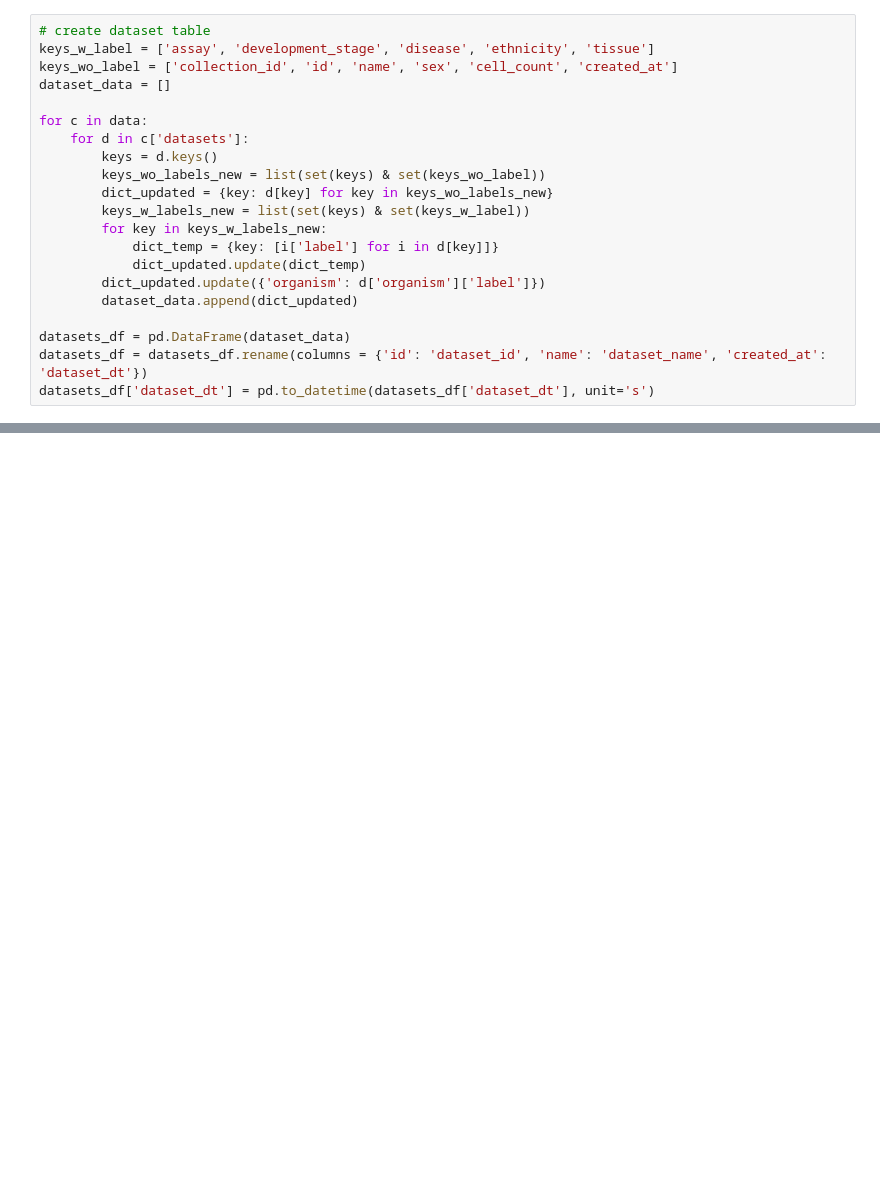
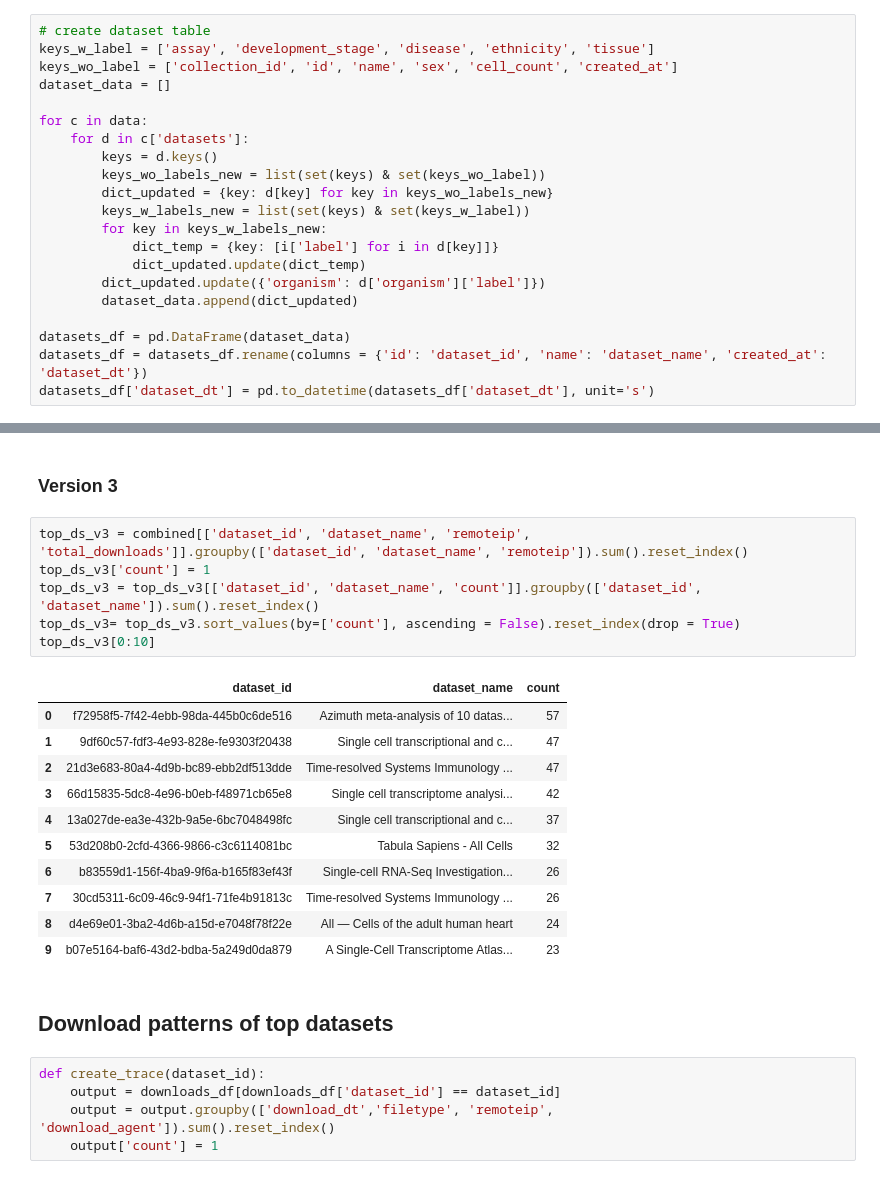
Before and after one commit to rcannood/single-cell-curation, a Jupyter notebook: metrics/single_cell_download_metrics.ipynb, the cells around one changed output, grey strips where cells are left out. Drawn from its saved outputs; the diff is of its cells as text; blank space fills up the shorter version.

```diff
--- a/metrics/single_cell_download_metrics.ipynb
+++ b/metrics/single_cell_download_metrics.ipynb
@@ -51,0 +166,27 @@ datasets_df['dataset_dt'] = pd.to_datetime(datasets_df['dataset_dt'], unit='s')
+# %% [markdown]
+### Version 3
+# %%
+top_ds_v3 = combined[['dataset_id', 'dataset_name', 'remoteip', 'total_downloads']].groupby(['dataset_id', 'dataset_name', 'remoteip']).sum().reset_index()
+top_ds_v3['count'] = 1
+top_ds_v3 = top_ds_v3[['dataset_id', 'dataset_name', 'count']].groupby(['dataset_id', 'dataset_name']).sum().reset_index()
+top_ds_v3= top_ds_v3.sort_values(by=['count'], ascending = False).reset_index(drop = True)
+top_ds_v3[0:10]
+# %% [output]
+|  | dataset_id | dataset_name | count |
+| 0 | f72958f5-7f42-4ebb-98da-445b0c6de516 | Azimuth meta-analysis of 10 datas... | 57 |
+| 1 | 9df60c57-fdf3-4e93-828e-fe9303f20438 | Single cell transcriptional and c... | 47 |
+| 2 | 21d3e683-80a4-4d9b-bc89-ebb2df513dde | Time-resolved Systems Immunology ... | 47 |
+| 3 | 66d15835-5dc8-4e96-b0eb-f48971cb65e8 | Single cell transcriptome analysi... | 42 |
+| 4 | 13a027de-ea3e-432b-9a5e-6bc7048498fc | Single cell transcriptional and c... | 37 |
+| 5 | 53d208b0-2cfd-4366-9866-c3c6114081bc | Tabula Sapiens - All Cells | 32 |
+| 6 | b83559d1-156f-4ba9-9f6a-b165f83ef43f | Single-cell RNA-Seq Investigation... | 26 |
+| 7 | 30cd5311-6c09-46c9-94f1-71fe4b91813c | Time-resolved Systems Immunology ... | 26 |
+| 8 | d4e69e01-3ba2-4d6b-a15d-e7048f78f22e | All — Cells of the adult human heart | 24 |
+| 9 | b07e5164-baf6-43d2-bdba-5a249d0da879 | A Single-Cell Transcriptome Atlas... | 23 |
+# %% [markdown]
+## Download patterns of top datasets
+# %%
+def create_trace(dataset_id):
+    output = downloads_df[downloads_df['dataset_id'] == dataset_id]
+    output = output.groupby(['download_dt','filetype', 'remoteip', 'download_agent']).sum().reset_index()
+    output['count'] = 1
```
Also changed, not shown: parts of 20 cells of this notebook, 1 other file.
